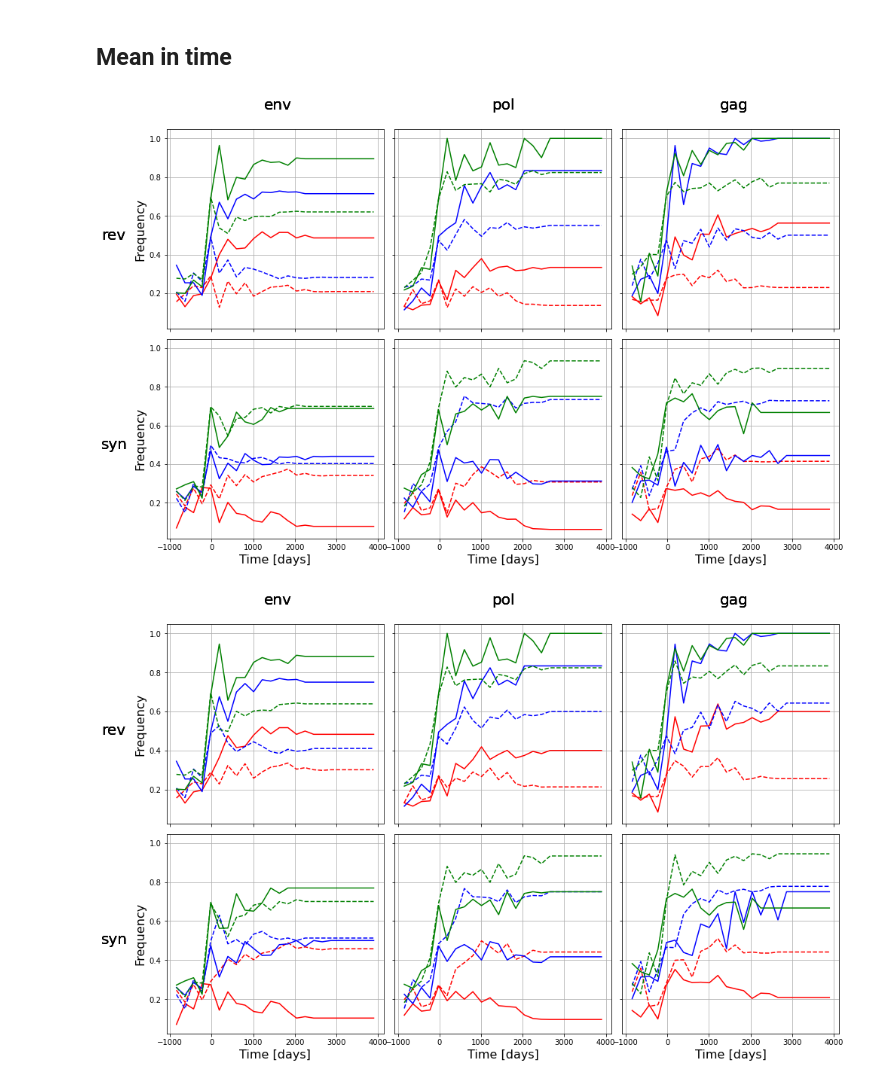
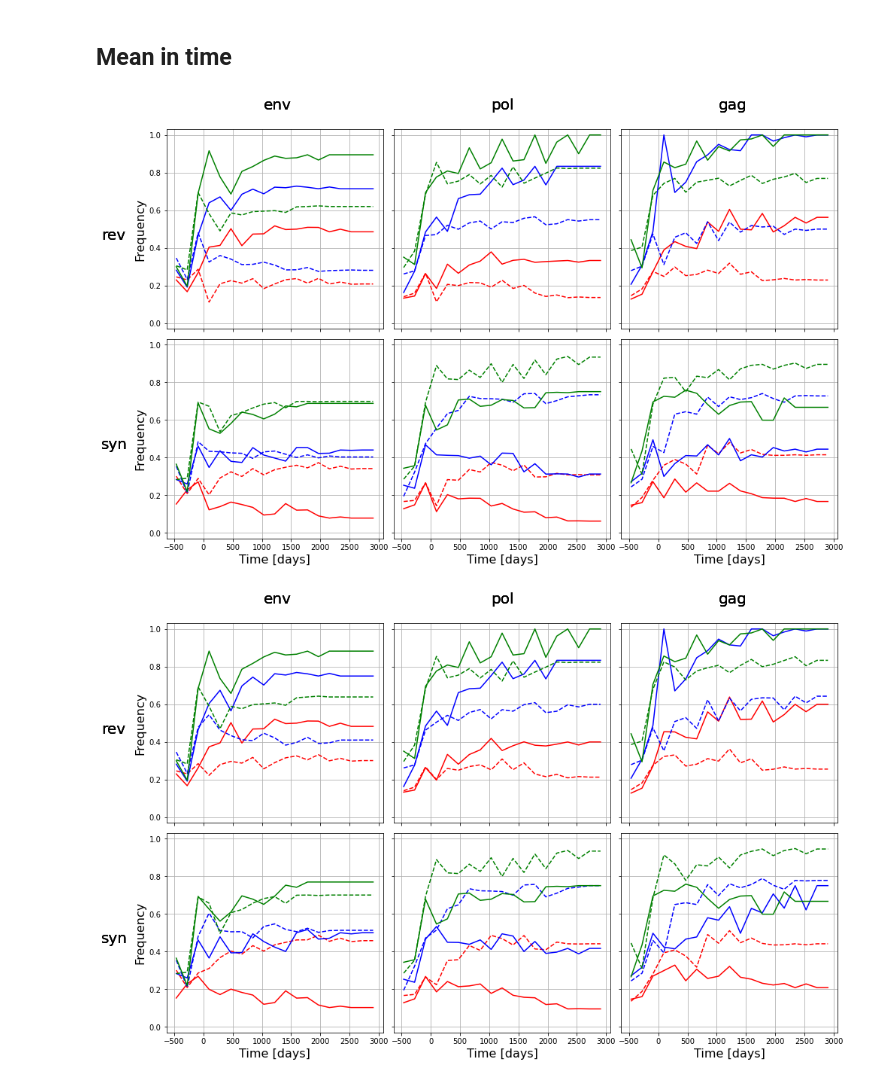
Before and after one commit to neherlab/HIVEVO_recombination, a Jupyter notebook: notebooks/paper_draft/P_fix_mean_in_time.ipynb, the cells around one changed output. Cells and saved outputs as stored; diff of their text form; code cells hidden in the pictures.

```diff
--- a/notebooks/paper_draft/P_fix_mean_in_time.ipynb
+++ b/notebooks/paper_draft/P_fix_mean_in_time.ipynb
@@ -41,13 +41,13 @@ def make_trajectory_dict(remove_one_point=False):
     return trajectories
 
 
-def get_mean_in_time(trajectories, nb_bins=25, freq_range=[0.4, 0.6]):
+def get_mean_in_time(trajectories, nb_bins=20, freq_range=[0.4, 0.6]):
     """
     Computes the mean frequency in time of a set of trajectories from the point they are seen in the freq_range window.
     Returns the middle of the time bins and the computed frequency mean.
     """
     # Create bins and select trajectories going through the freq_range
-    time_bins = np.linspace(-950, 4000, nb_bins)
+    time_bins = np.linspace(-560, 3000, nb_bins)
     trajectories = [traj for traj in trajectories if np.sum(np.logical_and(
         traj.frequencies >= freq_range[0], traj.frequencies < freq_range[1]), dtype=bool)]
 
@@ -100,7 +100,7 @@ def make_mean_in_time_dict(trajectories):
     return times, means, freq_ranges
 
 
-def plot_mean_in_time(times, means, freq_ranges):
+def plot_mean_in_time(times, means, freq_ranges, savefig=None):
     regions = ["env", "pol", "gag"]
     colors = ["r", "b", "g"]
     fontsize=16
@@ -113,6 +113,7 @@ def plot_mean_in_time(times, means, freq_ranges):
                 axs[idx_row, idx_col].plot(times, means[str(freq_range)][region][split_type[0]], f'{colors[idx_colors]}-')
                 axs[idx_row, idx_col].plot(times, means[str(freq_range)][region][split_type[1]], f'{colors[idx_colors]}--')
                 axs[idx_row, idx_col].grid()
+                axs[idx_row, idx_col].set_ylim([-0.03, 1.03])
                 if idx_row == 1:
                     axs[idx_row,idx_col].set_xlabel("Time [days]", fontsize=fontsize)
                 if idx_col == 0:
@@ -122,18 +123,19 @@ def plot_mean_in_time(times, means, freq_ranges):
                     axs[idx_row,idx_col].text(0.45, 1.1, region, transform=axs[idx_row,idx_col].transAxes, fontsize=fontsize2)
 
     fig.subplots_adjust(wspace=0.05, hspace=0.05)
-    plt.show()
+    if savefig is not None:
+        plt.savefig(savefig, format="svg")
 # %% [markdown]
 ## Mean in time
 # %%
-trajectories = make_trajectory_dict(remove_one_point=False)
-times, means, freq_ranges = make_mean_in_time_dict(trajectories)
-plot_mean_in_time(times, means, freq_ranges)
+# trajectories = make_trajectory_dict(remove_one_point=False)
+# times, means, freq_ranges = make_mean_in_time_dict(trajectories)
+plot_mean_in_time(times, means, freq_ranges, savefig="Mean_in_time.eps")
 # %% [output]
-[figure, old version]
+[figure, new version]
 # %%
 trajectories = make_trajectory_dict(remove_one_point=True)
 times, means, freq_ranges = make_mean_in_time_dict(trajectories)
 plot_mean_in_time(times, means, freq_ranges)
 # %% [output]
-[figure, old version]
+[figure, new version]
```
Also changed, not shown: 1 other file.
